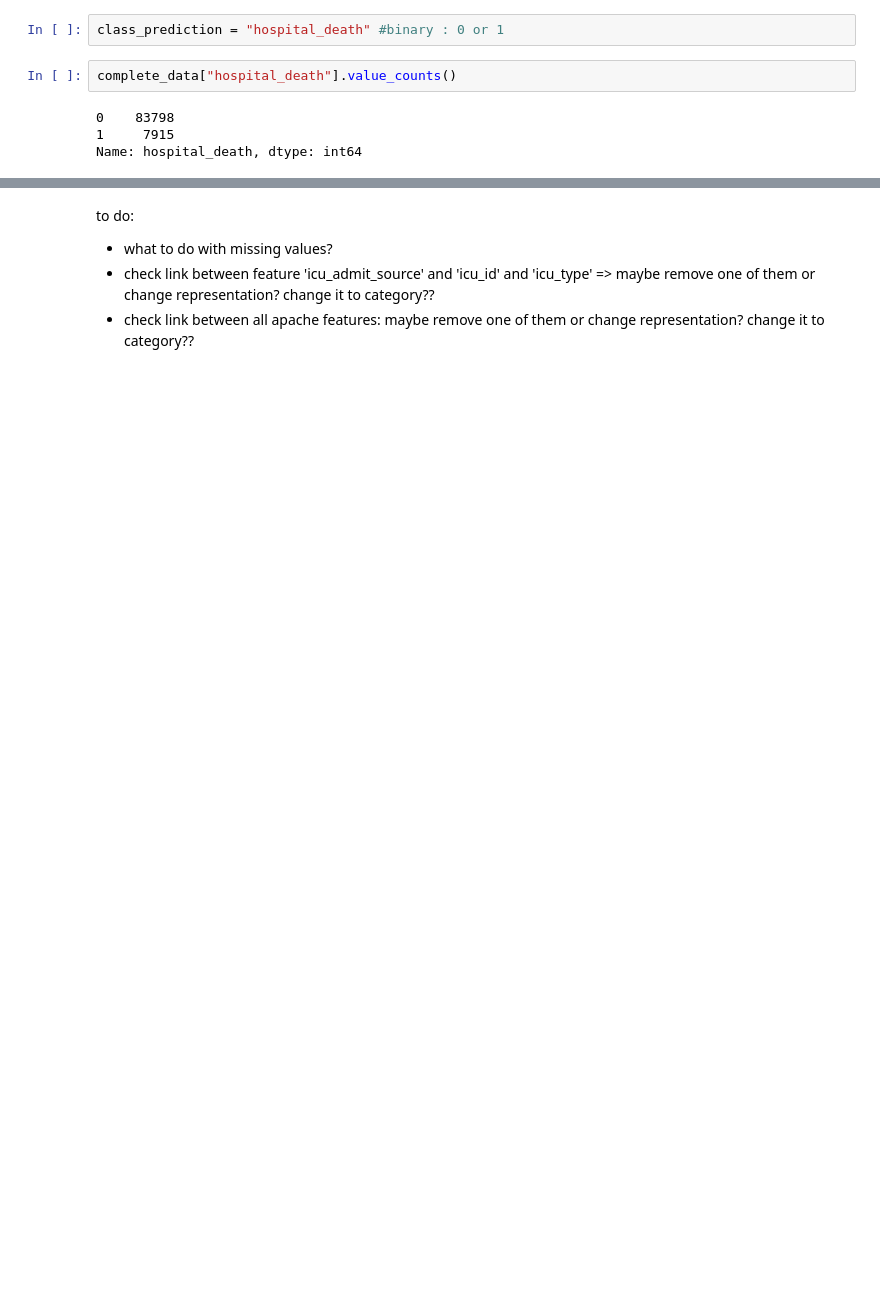
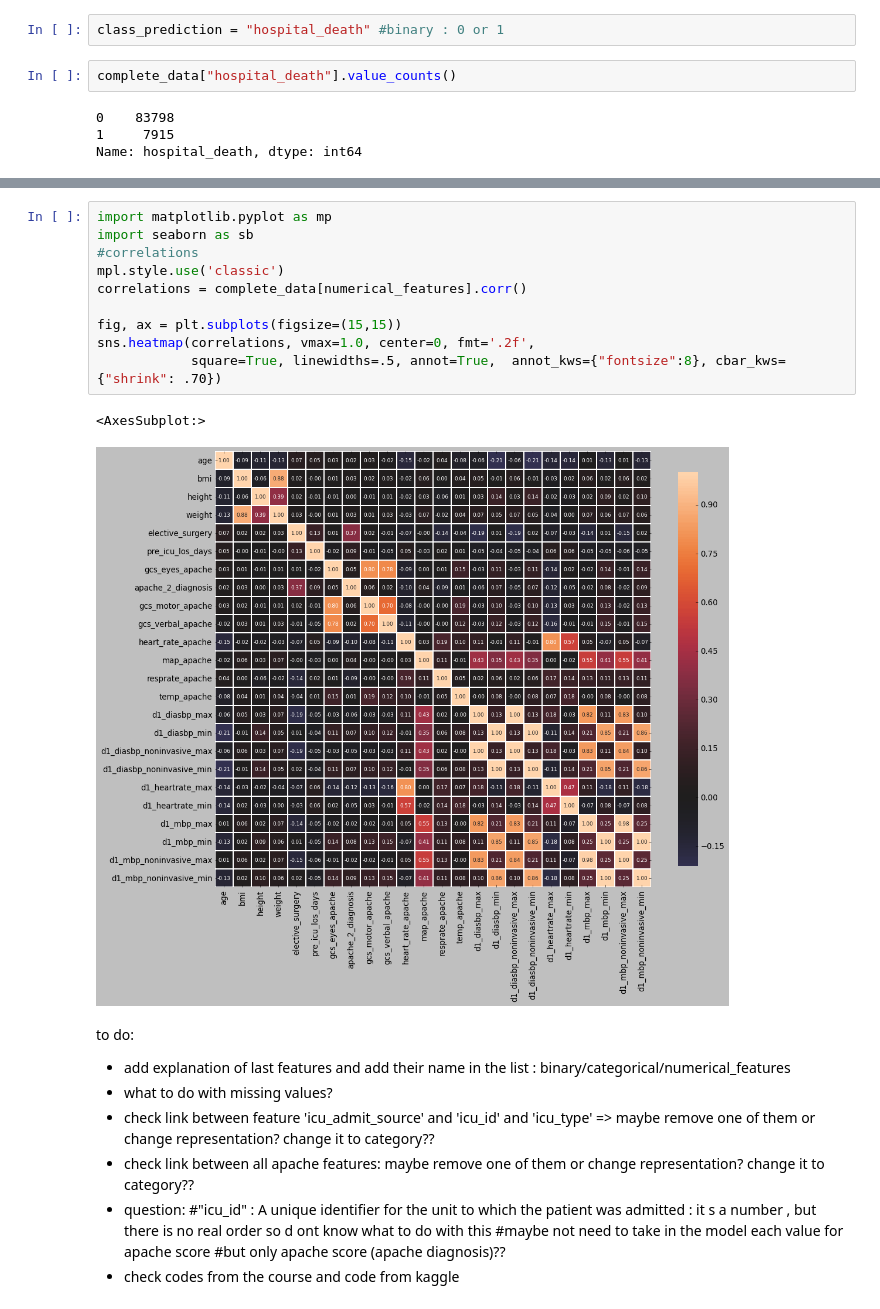
Before and after one commit to EladBil/DS-Squad-Project, a Jupyter notebook: data_analysis.ipynb, the cells around one changed output, grey strips where cells are left out. Drawn from its saved outputs; the diff is of its cells as text; blank space fills up the shorter version.

```diff
--- a/data_analysis.ipynb
+++ b/data_analysis.ipynb
@@ -141,5 +260,23 @@ histogram:
+# %%
+import matplotlib.pyplot as mp
+import seaborn as sb
+#correlations
+mpl.style.use('classic')
+correlations = complete_data[numerical_features].corr()
+
+fig, ax = plt.subplots(figsize=(15,15))
+sns.heatmap(correlations, vmax=1.0, center=0, fmt='.2f',
+            square=True, linewidths=.5, annot=True,  annot_kws={"fontsize":8}, cbar_kws={"shrink": .70})
+# %% [output]
+<AxesSubplot:>
+[figure, added]
 # %% [markdown]
 to do:
+- add explanation of last features and add their name in the list : binary/categorical/numerical_features
 - what to do with missing values?
 - check link between  feature 'icu_admit_source' and 'icu_id' and 'icu_type' => maybe remove one of them or change representation? change it to category??
 - check link between all apache features:  maybe remove one of them or change representation? change it to category??
+- question: #"icu_id" : A unique identifier for the unit to which the patient was admitted : it s a number , but there is no real order so d ont know what to do with this
+#maybe not need to take in the model each value for apache score
+#but only apache score (apache diagnosis)??
+ - check codes from the course and code from kaggle
```
Also changed, not shown: parts of 17 cells of this notebook.
